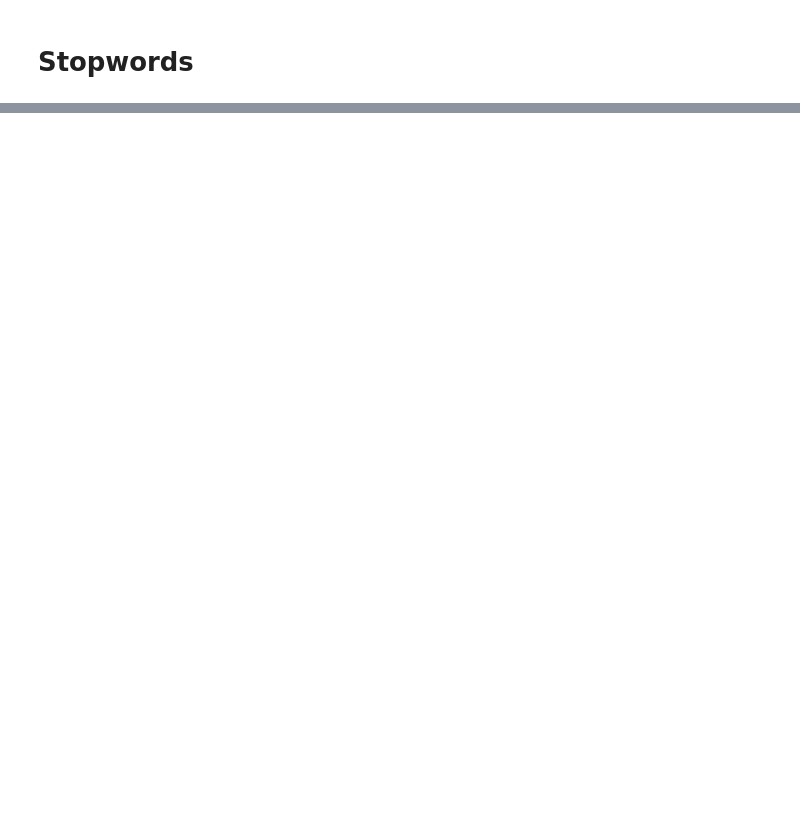
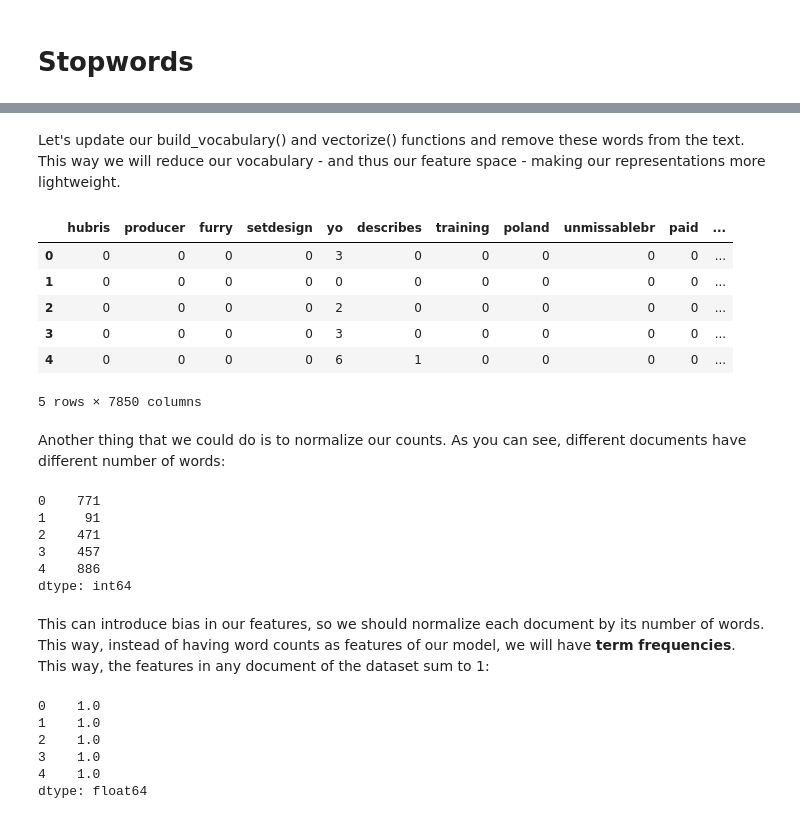
Before and after one commit to CatarinaSilva/data-science-text-class, a Jupyter notebook: batch2-BLU07/Learning Notebooks/BLU 7 Part II.ipynb, the cells around one changed output, grey strips where cells are left out. Cells and saved outputs as stored; diff of their text form; code cells hidden in the pictures; blank space fills up the shorter version.

```diff
--- a/batch2-BLU07/Learning Notebooks/BLU 7 Part II.ipynb
+++ b/batch2-BLU07/Learning Notebooks/BLU 7 Part II.ipynb
@@ -48,0 +157,58 @@ train_df, validation_df = train_test_split(df, test_size=0.2, random_state=42)
+# %%
+# The list came from here: http://snowball.tartarus.org/algorithms/english/stop.txt
+stopwords = ['i', 'me', 'my', 'myself', 'we', 'our', 'ours', 'ourselves', 'you', 'your', 'yours', 'yourself', 'yourselves', 'he', 'him', 'his', 'himself', 'she', 'her', 'hers', 'herself', 'it', 'its', 'itself', 'they', 'them', 'their', 'theirs', 'themselves', 'what', 'which', 'who', 'whom', 'this', 'that', 'these', 'those', 'am', 'is', 'are', 'was', 'were', 'be', 'been', 'being', 'have', 'has', 'had', 'having', 'do', 'does', 'did', 'doing', 'a', 'an', 'the', 'and', 'but', 'if', 'or', 'because', 'as', 'until', 'while', 'of', 'at', 'by', 'for', 'with', 'about', 'against', 'between', 'into', 'through', 'during', 'before', 'after', 'above', 'below', 'to', 'from', 'up', 'down', 'in', 'out', 'on', 'off', 'over', 'under', 'again', 'further', 'then', 'once', 'here', 'there', 'when', 'where', 'why', 'how', 'all', 'any', 'both', 'each', 'few', 'more', 'most', 'other', 'some', 'such', 'no', 'nor', 'not', 'only', 'own', 'same', 'so', 'than', 'too', 'very', 's', 't', 'can', 'will', 'just', 'don', 'should', 'now', 'd', 'll', 'm', 'o', 're', 've', 'y', 'ain', 'aren', 'couldn', 'didn', 'doesn', 'hadn', 'hasn', 'haven', 'isn', 'ma', 'mightn', 'mustn', 'needn', 'shan', 'shouldn', 'wasn', 'weren', 'won', 'wouldn']
+# %% [markdown]
+Let's update our build_vocabulary() and vectorize() functions and remove these words from the text. This way we will reduce our vocabulary - and thus our feature space - making our representations more lightweight.
+# %%
+def build_vocabulary():
+    vocabulary = set()
+
+    for doc in docs:
+        words = [word for word in doc.split() if word not in stopwords]
+        vocabulary.update(words)
+
+    return vocabulary
+
+def vectorize():
+    vocabulary = build_vocabulary()
+    vectors = []
+    for doc in docs:
+        words = doc.split(' ')
+        vector = np.array([doc.count(word) for word in vocabulary if word not in stopwords])
+        vectors.append(vector)
+
+    return vectors
+
+BoW = build_df()
+BoW.head()
+# %% [output]
+|  | hubris | producer | furry | setdesign | yo | describes | training | poland | unmissablebr | paid | ... |
+| 0 | 0 | 0 | 0 | 0 | 3 | 0 | 0 | 0 | 0 | 0 | ... |
+| 1 | 0 | 0 | 0 | 0 | 0 | 0 | 0 | 0 | 0 | 0 | ... |
+| 2 | 0 | 0 | 0 | 0 | 2 | 0 | 0 | 0 | 0 | 0 | ... |
+| 3 | 0 | 0 | 0 | 0 | 3 | 0 | 0 | 0 | 0 | 0 | ... |
+| 4 | 0 | 0 | 0 | 0 | 6 | 1 | 0 | 0 | 0 | 0 | ... |
+5 rows × 7850 columns
+# %% [markdown]
+Another thing that we could do is to normalize our counts. As you can see, different documents have different number of words:
+# %%
+BoW.sum(axis=1).head()
+# %% [output]
+0    771
+1     91
+2    471
+3    457
+4    886
+dtype: int64
+# %% [markdown]
+This can introduce bias in our features, so we should normalize each document by its number of words. This way, instead of having word counts as features of our model, we will have **term frequencies**. This way, the features in any document of the dataset sum to 1:
+# %%
+tf = BoW.div(BoW.sum(axis=1), axis=0)
+tf.sum(axis=1).head()
+# %% [output]
+0    1.0
+1    1.0
+2    1.0
+3    1.0
+4    1.0
+dtype: float64
```
Also changed, not shown: parts of 43 cells of this notebook, 2 other files.
